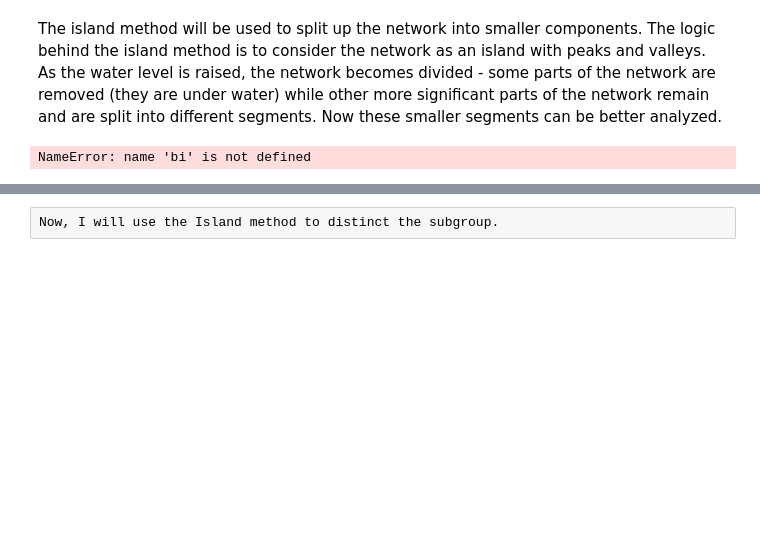
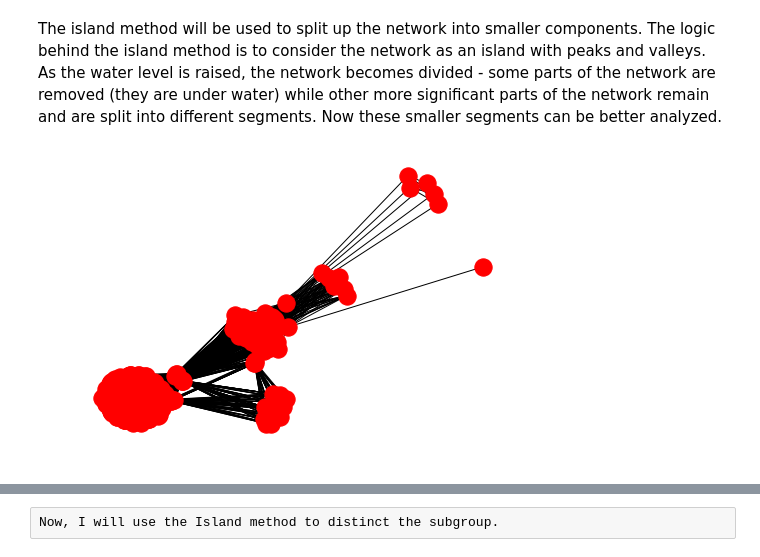
Before and after one commit to Rajwantmishra/620Group, a Jupyter notebook: Project2-26Jun/DATA_620_Project_2.ipynb, the cells around one changed output, grey strips where cells are left out. Drawn from its saved outputs; the diff is of its cells as text; code cells hidden in the pictures; blank space fills up the shorter version.

```diff
--- a/Project2-26Jun/DATA_620_Project_2.ipynb
+++ b/Project2-26Jun/DATA_620_Project_2.ipynb
@@ -117,6 +232,8 @@ The island method will be used to split up the network into smaller components.
 # %%
 j_proj_sg_largest = bi.weighted_projected_graph(sg_largest, Journals) #Creating the subgroup of the Journal
+nx.draw(j_proj_sg_largest)
+plt.show()
 # %% [output]
-NameError: name 'bi' is not defined
+[figure, added]
 # %%
 a_proj_sg_largest = bi.weighted_projected_graph(sg_largest, Author_Names) #Creating the subgroup of the Author
```
Also changed, not shown: parts of 19 cells of this notebook, 6 other files.
